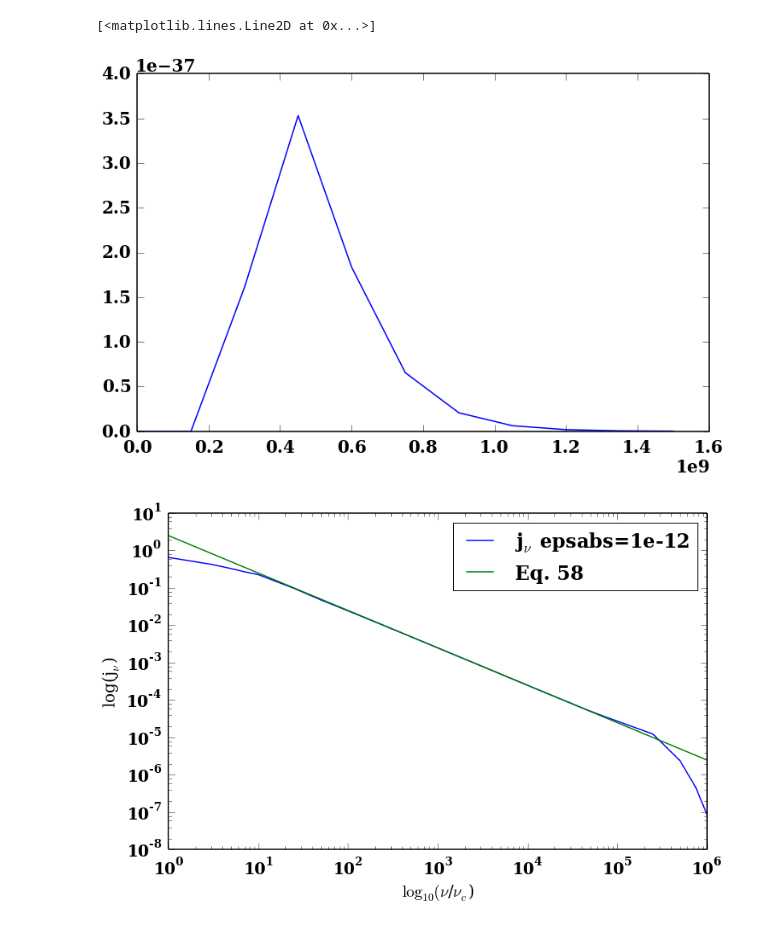
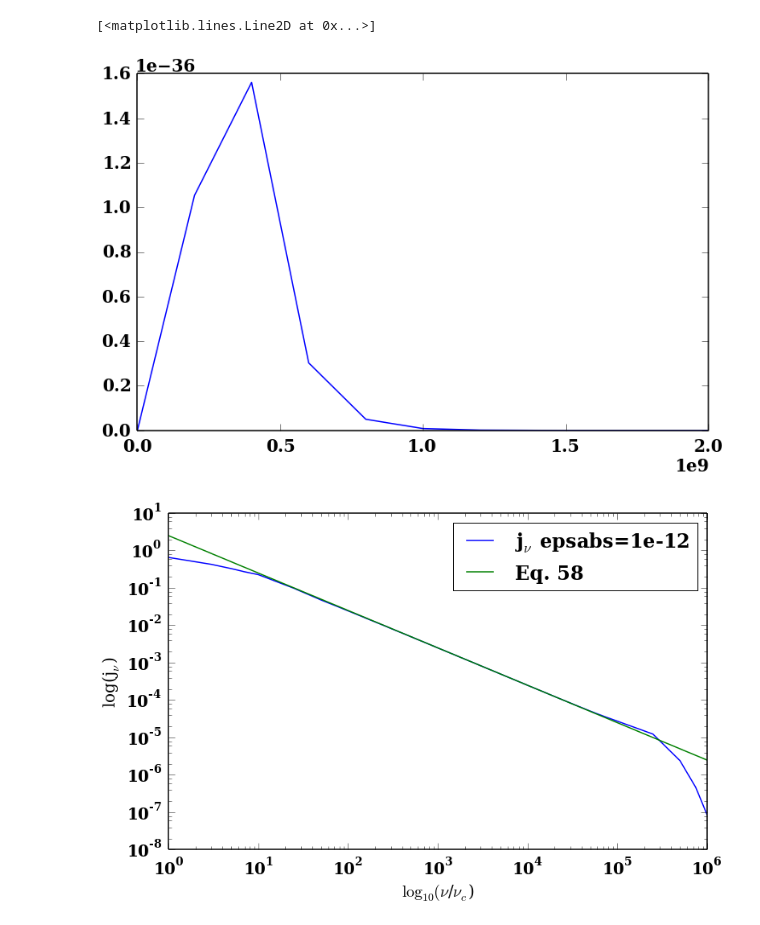
Before and after one commit to aapandy2/kappa_distributions, a Jupyter notebook: jnu_calculator_power_law.ipynb, the cells around one changed output. Saved outputs shown, nothing was run; the diff lists cells and outputs as text; code cells hidden in the pictures.

```diff
--- a/jnu_calculator_power_law.ipynb
+++ b/jnu_calculator_power_law.ipynb
@@ -60,7 +60,7 @@ n_e_NT = 1.
 
 #variables to be set (frequency, observer angle, width of delta function, electron number density,
 # sum index n)
-nu = 1000000. * nu_c
+nu = 750000. * nu_c
 theta = np.pi/3.
 epsilon = 0.01
 n_e = 1.
@@ -72,7 +72,7 @@ n_max = 30
 #eq. 67 gives location of peak for n integration for thermal; in
 #the n integration we integrate from end of sum (n_max) to C * n_peak_67
 C = 10
-n_peak_power_law = 1.4e8
+n_peak_power_law = 1.2e9
 
 def K_s(gamma, n):
     beta = np.sqrt(1. - 1./gamma**2.)
@@ -155,42 +148,42 @@ n_summation(n_max)
 # %%
 #calculates and plots the peak on the n_summation and n_integration
-nu = 1000000. * nu_c
+nu = 750000. * nu_c
 #n_max = int(nu / nu_c * 1e4)
-n_max = int(1.5e9)
+n_max = int(2000000000)
 n_minus = (nu/nu_c) * abs(np.sin(theta))
 if(n_max < 1000):
     step = 1
 else:
     step = int((n_max - n_minus - 1.)/10)
 
 
 ans = {}
 n = {}
 def gamma_integration_result(n):
     gamma_minus = ((n*nu_c)/nu - abs(np.cos(theta)) * np.sqrt(((n*nu_c)/nu)**2. - (np.sin(theta))**2.))/(np.sin(theta))**2.
     gamma_plus = ((n*nu_c)/nu + abs(np.cos(theta)) * np.sqrt(((n*nu_c)/nu)**2. - (np.sin(theta))**2.))/(np.sin(theta))**2.
 
     def integrand(gamma):
         f = gamma_integrand(gamma, n)
         return f
     result = quad(integrand, gamma_minus, gamma_plus, epsabs = 1e-1)[0]
     return result
 
 
 a = 0
 for i in xrange(int(n_minus + 1.), n_max + int(n_minus + 1.), step):
     ans[a] = gamma_integration_result(i)
     n[a] = i
     a = a + 1
 
 
 #print ans
 #print int(n_minus + 1)
 
 pl.plot(n.values(), ans.values())
 # %% [output]
 [<matplotlib.lines.Line2D at 0x...>]
-[figure, old version]
+[figure, new version]
 # %%
 #plotting power law j_nu with high and low error tolerance on scipy quad integrator
 #plot shown (not commented out) has low error tolerance (epsabs = 1e-12)
```
Also changed, not shown: parts of 3 cells of this notebook, 2 other files.
